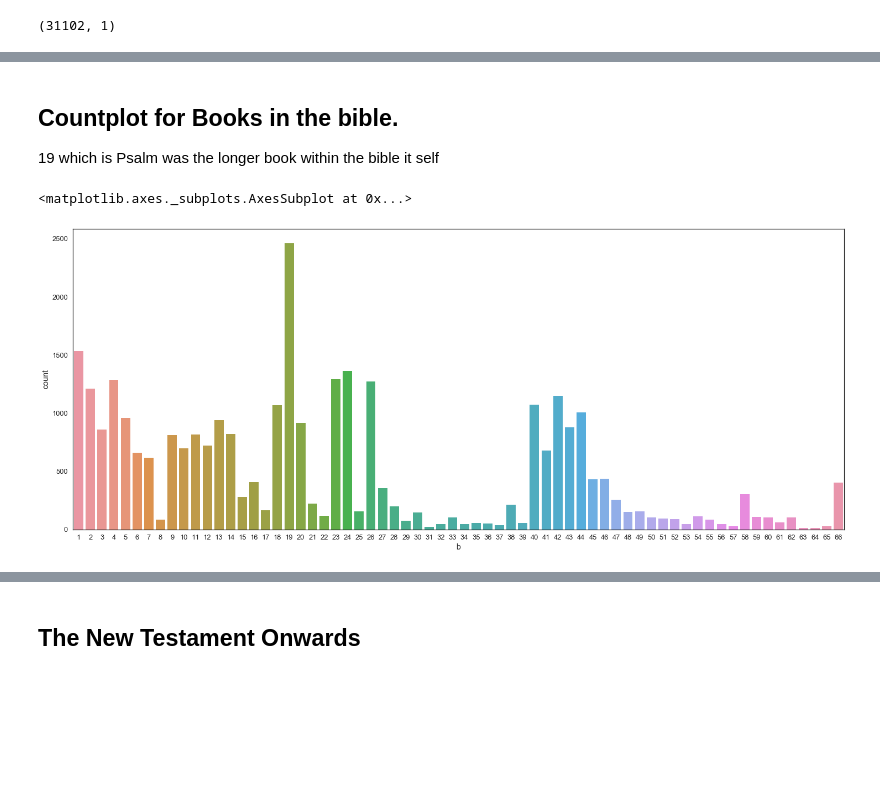
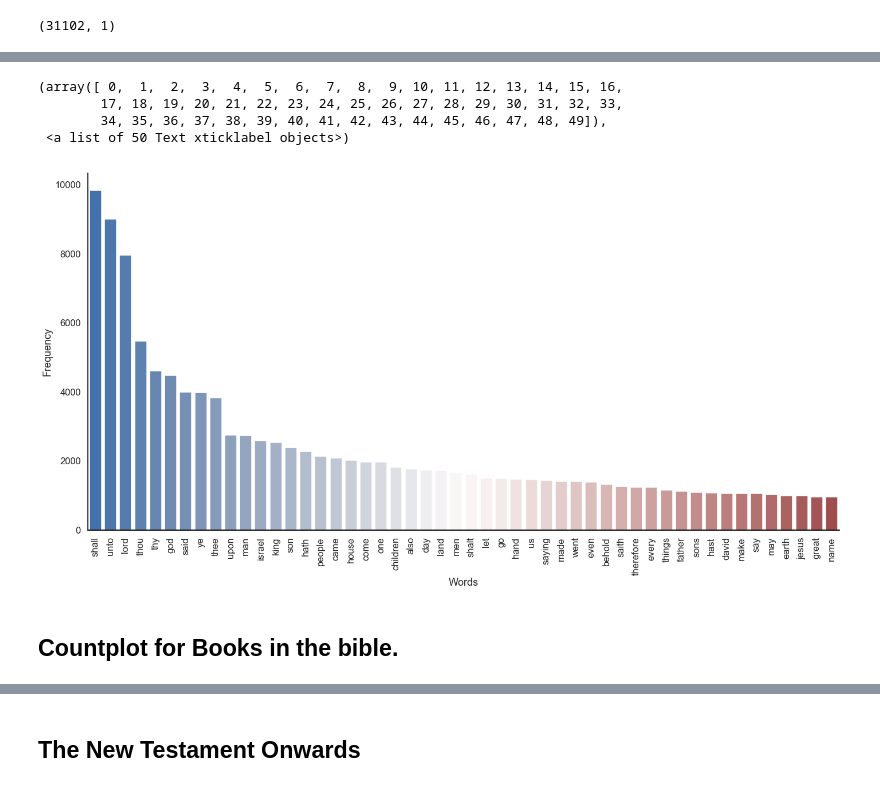
Before and after one commit to georgeblu1/Data-Projects, a Jupyter notebook: Bible.ipynb, the cells around one changed output, grey strips where cells are left out. Drawn from its saved outputs; the diff is of its cells as text; code cells hidden in the pictures; blank space fills up the shorter version.

```diff
--- a/Bible.ipynb
+++ b/Bible.ipynb
@@ -85,0 +86,20 @@ plt.show()
+# %%
+import nltk
+from nltk.corpus import stopwords
+top_N = 50
+#if not necessary all lower
+a = neg_string
+words = nltk.tokenize.word_tokenize(a)
+stopWords = set(stopwords.words('english'))
+wordsFiltered =[]
+for w in words:
+    if w not in stopWords:
+        wordsFiltered.append(w)
+
+word_dist = nltk.FreqDist(wordsFiltered)
+# %%
+rslt = pd.DataFrame(word_dist.most_common(top_N),
+                    columns=['Word', 'Frequency'])
+rslt.to_csv('oldt.csv',encoding='utf-8')
+csv = 'oldt.csv'
+print(rslt)
@@ -86,10 +124,19 @@ plt.show()
+# %%
+import seaborn as sns
+fig = plt.figure(figsize=(20,10))
+sns.set(style = "white", context = "talk", font_scale = 1)
+ax1 = sns.barplot(x="Word", y="Frequency", palette="vlag", data = rslt, ci = None)
+ax1.axhline(0, color = "k", clip_on= False)
+ax1.set_ylabel("Frequency")
+ax1.set_xlabel("Words")
+sns.despine(bottom = True)
+plt.tight_layout(h_pad=2)
+plt.xticks(rotation=90)
+# %% [output]
+(array([ 0,  1,  2,  3,  4,  5,  6,  7,  8,  9, 10, 11, 12, 13, 14, 15, 16,
+        17, 18, 19, 20, 21, 22, 23, 24, 25, 26, 27, 28, 29, 30, 31, 32, 33,
+        34, 35, 36, 37, 38, 39, 40, 41, 42, 43, 44, 45, 46, 47, 48, 49]),
+ <a list of 50 Text xticklabel objects>)
+[figure, added]
 # %% [markdown]
 ## Countplot for Books in the bible.
-
-19 which is Psalm was the longer book within the bible it self
-# %%
-fig = plt.figure(figsize=(25,10))
-sns.countplot(bible_all['b'])
-# %% [output]
-<matplotlib.axes._subplots.AxesSubplot at 0x...>
-[figure, removed]
```
Also changed, not shown: parts of 9 cells of this notebook.
